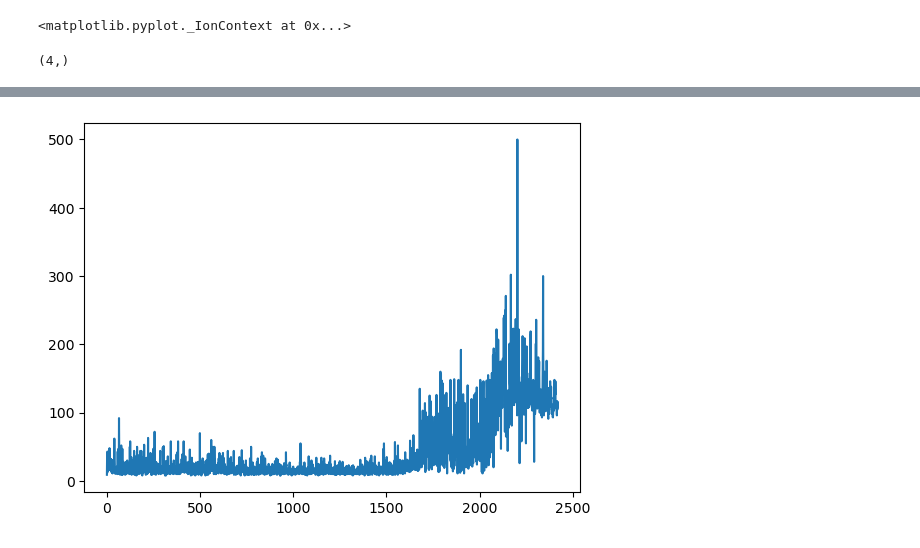
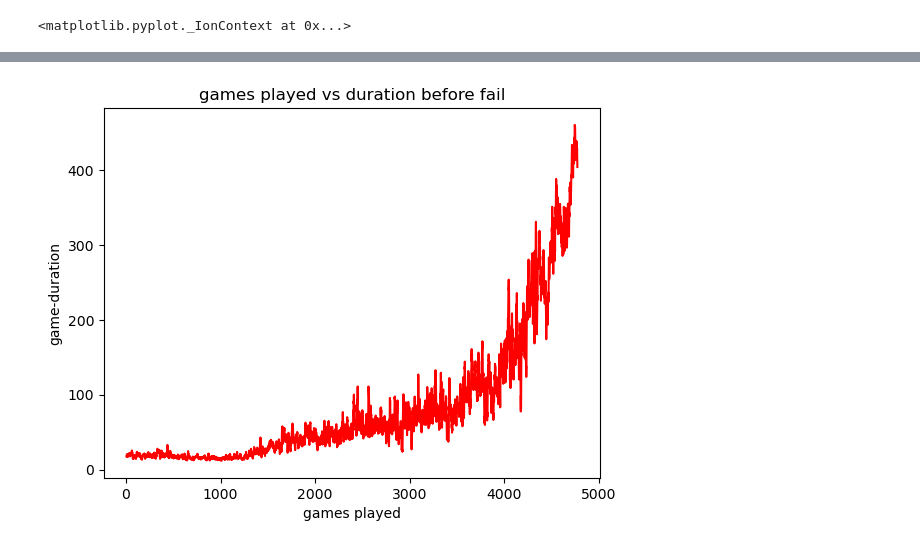
Before and after one commit to PaulOppelt/qlearner, a Jupyter notebook: qlearner.ipynb, the cells around one changed output, grey strips where cells are left out. Cells and saved outputs as stored; diff of their text form; code cells hidden in the pictures.

Commit message:
fix plot

```diff
--- a/qlearner.ipynb
+++ b/qlearner.ipynb
@@ -38,25 +24,6 @@ if is_ipython:
 plt.ion()
 # %% [output]
 <matplotlib.pyplot._IonContext at 0x...>
-# %%
-observation, info = env.reset(seed=42)
-for _ in range(10000):
-    # this is where you would insert your policy
-    action = env.action_space.sample()
-
-    # step (transition) through the environment with the action
-    # receiving the next observation, reward and if the episode has terminated or truncated
-    observation, reward, terminated, truncated, info = env.step(action)
-
-    # If the episode has ended then we can reset to start a new episode
-    if terminated or truncated:
-        observation, info = env.reset()
-
-env.close()
-# %%
-observation.shape
-# %% [output]
-(4,)
 # %%
 class replay_memory(Dataset):
     def __init__(self):
@@ -173,7 +140,7 @@ def train(iterations, copy_period, batch_size, discount, random_action_p_start,
             Loss.backward()
             optimizer.step()
 
-            if verbose and i%1000==0:
+            if verbose and i%4000==0:
                 print(f"iteration: {i}, exploration: {random_action_p:2.3f} loss: {Loss:2.3f}, progress: {sum(progress[-10:])/10}")
 
         if i%copy_period==0:
@@ -181,10 +148,16 @@ def train(iterations, copy_period, batch_size, discount, random_action_p_start,
 
         if len(replay)>5000:
             replay.remove()
-    print(plt.plot(progress))
+    #plt.plot(progress, color="green")
+    smoothed_x = np.arange(5,len(progress)-5)
+    smoothed = [np.mean(progress[i-5:i+5]) for i in smoothed_x]
+    plt.plot(smoothed_x,smoothed, color="red")
+    plt.title("games played vs duration before fail")
+    plt.ylabel("game-duration")
+    plt.xlabel("games played")
     plt.show()
 # %%
-iterations = 100000
+iterations = 400000
 copy_period = 50
 batch_size = 32
 gamma = 0.7
@@ -213 +186 @@ iteration: 96000, exploration: 0.080 loss: 0.000, progress: 125.1
-[figure, old version]
+[figure, new version]
```
Also changed, not shown: parts of 8 cells of this notebook.
